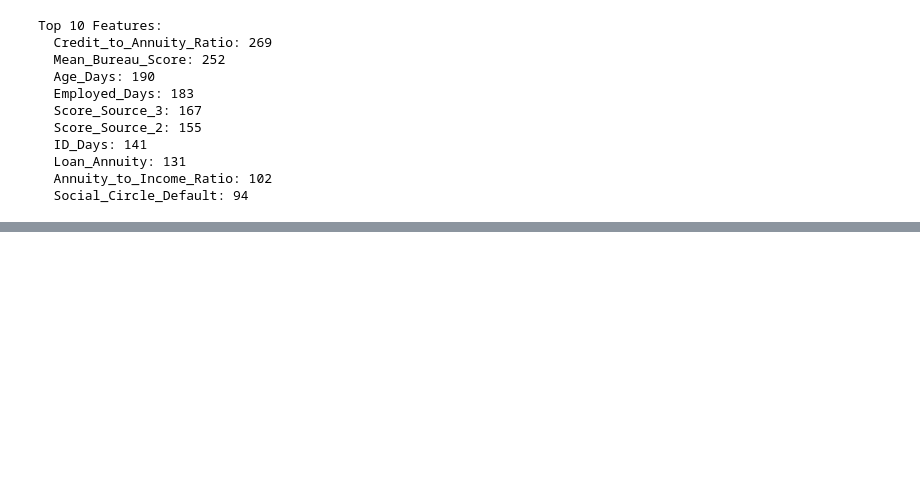
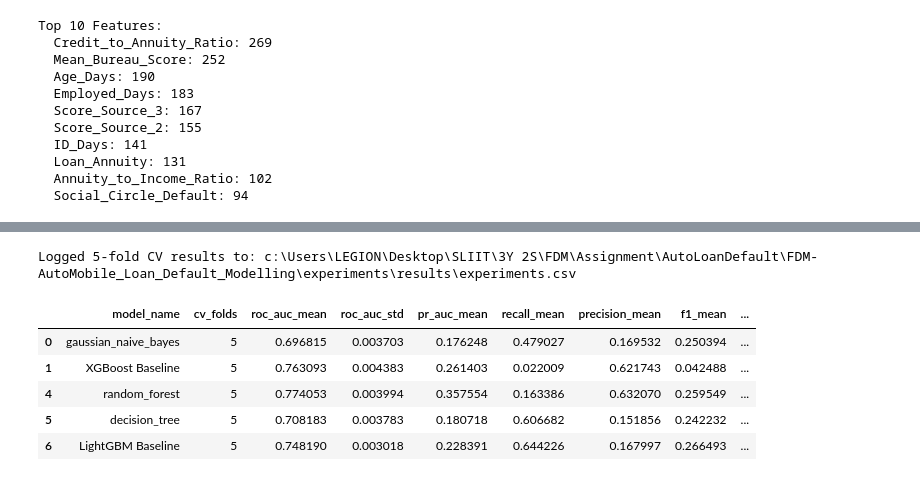
Before and after one commit to Pasiya990/FDM-AutoMobile_Loan_Default_Modelling, a Jupyter notebook: notebooks/lightgbm.ipynb, the cells around one changed output, grey strips where cells are left out. Cells and saved outputs as stored; diff of their text form; code cells hidden in the pictures; blank space fills up the shorter version.

```diff
--- a/notebooks/lightgbm.ipynb
+++ b/notebooks/lightgbm.ipynb
@@ -166,0 +229,30 @@ Model saved to: ../models/baseline\lightgbm.pkl
+# %%
+# Convert CV results to a DataFrame row
+lgbm_cv_row = results_to_row(lgbm_cv_results)
+
+# Path to experiments CSV log
+experiments_path = os.path.join(project_root, "experiments", "results", "experiments.csv") if os.path.exists(os.path.join(project_root, "experiments", "results", "experiments.csv")) else "experiments/results/experiments.csv"
+
+# Append or update the experiment log
+if os.path.exists(experiments_path):
+    all_results = pd.read_csv(experiments_path)
+    all_results = all_results[all_results["model_name"] != "LightGBM Baseline"]
+    updated_results = pd.concat([all_results, lgbm_cv_row], ignore_index=True)
+else:
+    updated_results = lgbm_cv_row
+
+# Save updated experiments log
+updated_results.to_csv(experiments_path, index=False)
+print(f"Logged 5-fold CV results to: {experiments_path}\n")
+
+# Display comparison across all evaluated models
+display_cols = ["model_name", "cv_folds", "roc_auc_mean", "roc_auc_std", "pr_auc_mean", "recall_mean", "precision_mean", "f1_mean", "fit_seconds"]
+updated_results[display_cols].drop_duplicates(subset=["model_name"], keep="last")
+# %% [output]
+Logged 5-fold CV results to: c:\Users\LEGION\Desktop\SLIIT\3Y 2S\FDM\Assignment\AutoLoanDefault\FDM-AutoMobile_Loan_Default_Modelling\experiments\results\experiments.csv
+|  | model_name | cv_folds | roc_auc_mean | roc_auc_std | pr_auc_mean | recall_mean | precision_mean | f1_mean | ... |
+| 0 | gaussian_naive_bayes | 5 | 0.696815 | 0.003703 | 0.176248 | 0.479027 | 0.169532 | 0.250394 | ... |
+| 1 | XGBoost Baseline | 5 | 0.763093 | 0.004383 | 0.261403 | 0.022009 | 0.621743 | 0.042488 | ... |
+| 4 | random_forest | 5 | 0.774053 | 0.003994 | 0.357554 | 0.163386 | 0.632070 | 0.259549 | ... |
+| 5 | decision_tree | 5 | 0.708183 | 0.003783 | 0.180718 | 0.606682 | 0.151856 | 0.242232 | ... |
+| 6 | LightGBM Baseline | 5 | 0.748190 | 0.003018 | 0.228391 | 0.644226 | 0.167997 | 0.266493 | ... |
```
Also changed, not shown: parts of 40 cells of this notebook.
